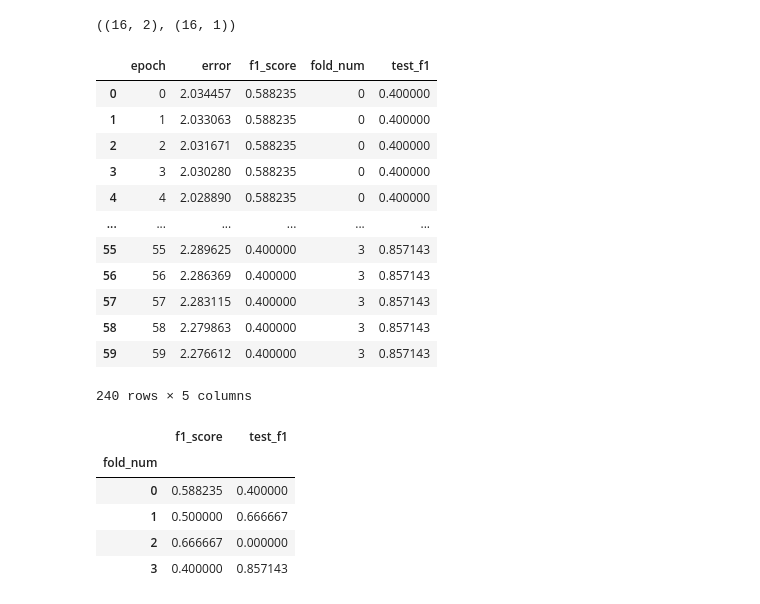
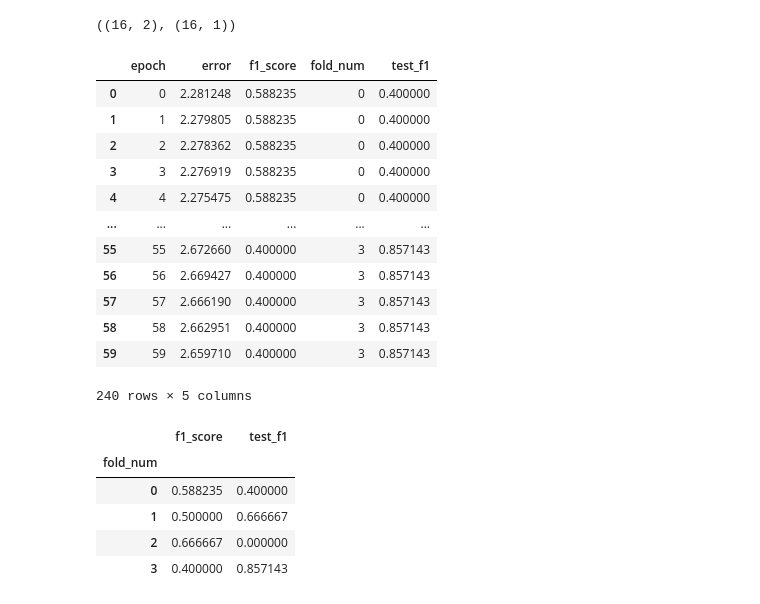
Before and after one commit to mprikhodko/portfolio1, a Jupyter notebook: kfold_approach.ipynb, the cells around one changed output. Cells and saved outputs as stored; diff of their text form; code cells hidden in the pictures.

```diff
--- a/kfold_approach.ipynb
+++ b/kfold_approach.ipynb
@@ -41,14 +41,15 @@ def get_network(use_biases: bool) -> Network:
         Layer(num_in_features=2,
               num_out_features=2,
               is_hidden_layer=True,
-              # initial_weights=[np.ones(2) * 0.3, np.ones(2) * 0.3],
+              initial_weights=[np.array([0.86362921, 0.45834485]), np.array([0.21442937, 0.37422296])],
               use_biases=use_biases))
     .add_layer(
         Layer(num_in_features=2,
               num_out_features=1,
               is_hidden_layer=False,
-              # initial_weights=[np.ones(2) * 0.8],
+              initial_weights=[np.array([0.48372709, 0.00577109])],
               use_biases=use_biases)))
+
 
 def get_average_error(net: Network, x: np.ndarray, y: np.ndarray) -> float:
     tot_error: float = 0
@@ -81,7 +82,8 @@ train_x.shape, train_y.shape
 # %% [output]
 ((16, 2), (16, 1))
 # %%
-def do_single_data(_net: Network, x: np.ndarray, y: np.ndarray, learning_rate: float, threshold_f: tp.Callable[[float], bool], do_training: bool = True) -> tp.Tuple[Network, bool]:
+def do_single_data(_net: Network, x: np.ndarray, y: np.ndarray, learning_rate: float, threshold_f: tp.Callable[[float], bool],
+                   do_training: bool = True) -> tp.Tuple[Network, bool]:
     net: Network = deepcopy(_net)
     curr_out: np.ndarray = net.feedforward(x)
     if do_training:
@@ -89,7 +91,8 @@ def do_single_data(_net: Network, x: np.ndarray, y: np.ndarray, learning_rate: f
     prediction: bool = threshold_f(curr_out.item())
     return net, prediction
 # %%
-def train_network(_net: Network, x: np.ndarray, y: np.ndarray, n_epochs: int, learning_rate: float, threshold_f: tp.Callable[[float], bool]) -> tp.Tuple[Network, tp.List[tp.Dict[str, tp.Any]]]:
+def train_network(_net: Network, x: np.ndarray, y: np.ndarray, n_epochs: int, learning_rate: float, threshold_f: tp.Callable[[float], bool]) -> \
+        tp.Tuple[Network, tp.List[tp.Dict[str, tp.Any]]]:
     net: Network = deepcopy(_net)
     results: tp.List[tp.Dict[str, tp.Any]] = []
 
@@ -105,42 +108,43 @@ def train_network(_net: Network, x: np.ndarray, y: np.ndarray, n_epochs: int, le
 # %%
 k: int = 4
 num_epochs: int = 60
 lr: float = 1e-3
 threshold: tp.Callable[[float], bool] = lambda f: f >= 0.4
 
 k_folder: KFold = KFold(n_splits=k, shuffle=True, random_state=13)
 
 analysis_results: tp.List[pd.DataFrame] = []
 
 network_results: tp.Dict[int, tp.Tuple[Network, float]] = {}
 
 for fold_idx, (train_idx, test_idx) in enumerate(k_folder.split(train_x, train_y)):
     trained_network, fold_results = train_network(network, train_x[train_idx, :], train_y[train_idx], num_epochs, lr, threshold)
     curr_fold_results: pd.DataFrame = pd.DataFrame.from_records(fold_results)
     curr_fold_results['fold_num'] = fold_idx
 
-    test_predictions: tp.List[bool] = [do_single_data(trained_network, train_x[test_i, :], train_y[test_i], lr, threshold, do_training=False)[1] for test_i in test_idx]
+    test_predictions: tp.List[bool] = [do_single_data(trained_network, train_x[test_i, :], train_y[test_i], lr, threshold, do_training=False)[1] for
+                                       test_i in test_idx]
     test_f1_score: float = f1_score(train_y[test_idx], y_pred=np.array(test_predictions).astype(int))
     curr_fold_results['test_f1'] = test_f1_score
 
     network_results[fold_idx] = (trained_network, test_f1_score)
 
     analysis_results.append(curr_fold_results)
 results_df: pd.DataFrame = pd.concat(analysis_results)
 results_df
 # %% [output]
 |  | epoch | error | f1_score | fold_num | test_f1 |
-| 0 | 0 | 2.034457 | 0.588235 | 0 | 0.400000 |
-| 1 | 1 | 2.033063 | 0.588235 | 0 | 0.400000 |
-| 2 | 2 | 2.031671 | 0.588235 | 0 | 0.400000 |
-| 3 | 3 | 2.030280 | 0.588235 | 0 | 0.400000 |
-| 4 | 4 | 2.028890 | 0.588235 | 0 | 0.400000 |
+| 0 | 0 | 2.281248 | 0.588235 | 0 | 0.400000 |
+| 1 | 1 | 2.279805 | 0.588235 | 0 | 0.400000 |
+| 2 | 2 | 2.278362 | 0.588235 | 0 | 0.400000 |
+| 3 | 3 | 2.276919 | 0.588235 | 0 | 0.400000 |
+| 4 | 4 | 2.275475 | 0.588235 | 0 | 0.400000 |
 | ... | ... | ... | ... | ... | ... |
-| 55 | 55 | 2.289625 | 0.400000 | 3 | 0.857143 |
-| 56 | 56 | 2.286369 | 0.400000 | 3 | 0.857143 |
-| 57 | 57 | 2.283115 | 0.400000 | 3 | 0.857143 |
-| 58 | 58 | 2.279863 | 0.400000 | 3 | 0.857143 |
-| 59 | 59 | 2.276612 | 0.400000 | 3 | 0.857143 |
+| 55 | 55 | 2.672660 | 0.400000 | 3 | 0.857143 |
+| 56 | 56 | 2.669427 | 0.400000 | 3 | 0.857143 |
+| 57 | 57 | 2.666190 | 0.400000 | 3 | 0.857143 |
+| 58 | 58 | 2.662951 | 0.400000 | 3 | 0.857143 |
+| 59 | 59 | 2.659710 | 0.400000 | 3 | 0.857143 |
 240 rows × 5 columns
 # %%
 grouped_df: pd.DataFrame = results_df.groupby('fold_num').agg({'f1_score': 'max', 'test_f1': 'max'})
```
Also changed, not shown: parts of 7 cells of this notebook, 1 other file.
